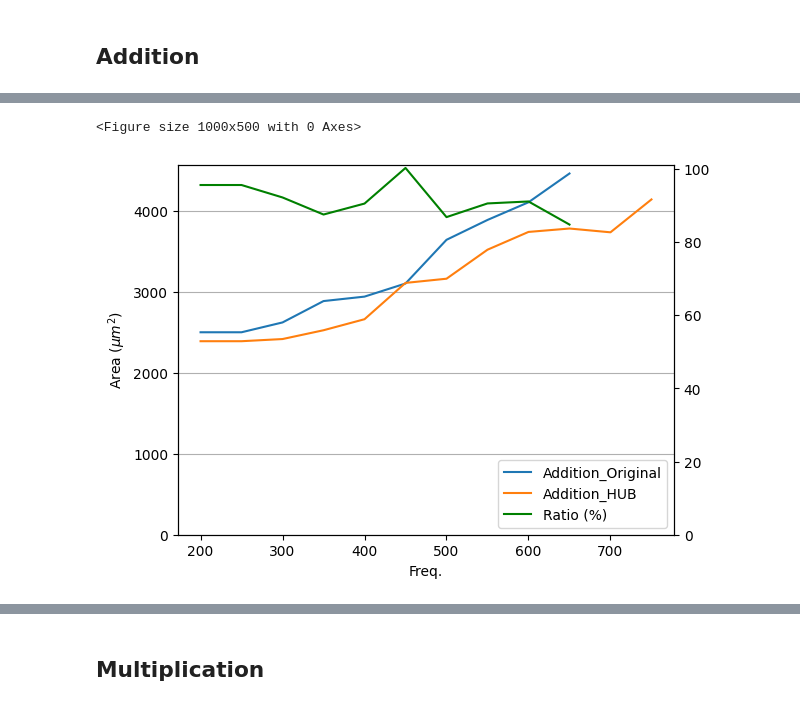
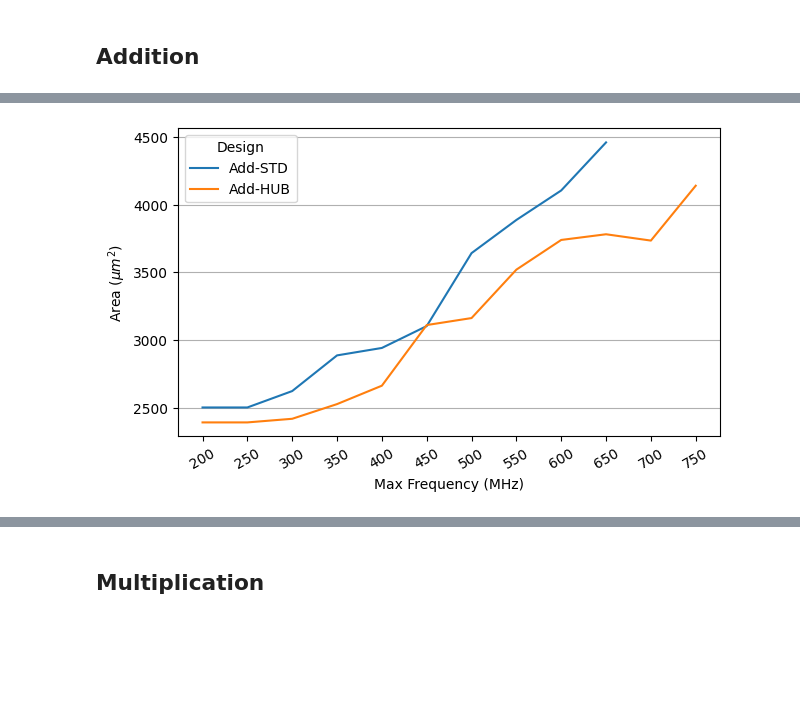
Before and after one commit to artecs-group/hub-posit, a Jupyter notebook: synth/plot_graphs.ipynb, the cells around one changed output, grey strips where cells are left out. Drawn from its saved outputs; the diff is of its cells as text; code cells hidden in the pictures; blank space fills up the shorter version.

Commit message:
Better figures

```diff
--- a/synth/plot_graphs.ipynb
+++ b/synth/plot_graphs.ipynb
@@ -62,0 +23,5 @@ adder_df[adder_df["Delay"] <= round(1000/adder_df["Freq."], 2)]
+# %%
+adder_df["Design"].replace("Addition_Original", "Add-STD", inplace=True)
+adder_df["Design"].replace("Addition_HUB", "Add-HUB", inplace=True)
+adder_df.head()
+adder_df.tail()
@@ -63,13 +35,14 @@ adder_df[adder_df["Delay"] <= round(1000/adder_df["Freq."], 2)]
 # %%
 # Remove non-constrained case
-adder_df = adder_df[adder_df["Freq."]!=0]
-adder_df = adder_df[adder_df["Delay"] <= round(1000/adder_df["Freq."], 2)]
+# adder_df = adder_df[adder_df["Freq"]!=0]
+# adder_df = adder_df[adder_df["Delay"] <= round(1000/adder_df["Freq"], 2)]
+adder_df = adder_df.query('Slack == "MET" & Freq != 0')
 
-area_df = adder_df[["Area", "Design", "Freq."]].groupby(["Design", "Freq."], sort=False).sum().unstack(0)
-power_df = adder_df[["Power", "Design", "Freq."]].groupby(["Design", "Freq."], sort=False).sum().unstack(0)
-delay_df = adder_df[["Delay", "Design", "Freq."]].groupby(["Design", "Freq."], sort=False).sum().unstack(0)
-energy_df = adder_df[["Energy", "Design", "Freq."]].groupby(["Design", "Freq."], sort=False).sum().unstack(0)
-ADP_df = adder_df[["ADP", "Design", "Freq."]].groupby(["Design", "Freq."], sort=False).sum().unstack(0)
+area_df = adder_df[["Area", "Design", "Freq"]].groupby(["Design", "Freq"], sort=False).sum().unstack(0)
+power_df = adder_df[["Power", "Design", "Freq"]].groupby(["Design", "Freq"], sort=False).sum().unstack(0)
+delay_df = adder_df[["Delay", "Design", "Freq"]].groupby(["Design", "Freq"], sort=False).sum().unstack(0)
+energy_df = adder_df[["Energy", "Design", "Freq"]].groupby(["Design", "Freq"], sort=False).sum().unstack(0)
+ADP_df = adder_df[["ADP", "Design", "Freq"]].groupby(["Design", "Freq"], sort=False).sum().unstack(0)
 
 area_df.head()
 # %% [output]
@@ -108,37 +138,38 @@ dtype: float64
 # %%
-fig=plt.figure(figsize=(10,5))
-
 ax1 = area_df.plot.line(
 	y="Area",
-	rot = 0,
+	rot = 30,
 	ylabel="Area ($\mu m^2$)",
+    figsize=(7,4)
 )
-ax1.set_ylim(0)
+ax1.set_xticks(range(200, 750+1, 50))
+# ax1.set_ylim(0)
 
-ax2 = ax1.twinx()
+# ax2 = ax1.twinx()
 
-ax2 = area_gain.plot.line(
-	rot = 0,
-	# ylabel="%",
-	ax=ax2,
-	color='g',
-	label="Ratio (%)"
-)
-ax2.set_ylim(0)
+# ax2 = area_gain.plot.line(
+# 	rot = 0,
+# 	# ylabel="%",
+# 	ax=ax2,
+# 	color='g',
+# 	label="Ratio (%)"
+# )
+# ax2.set_ylim(0)
 
-# Plot legends together
-ax1.legend_ = None
-handles,labels = [],[]
-for ax in [ax1, ax2]:
-	for h,l in zip(*ax.get_legend_handles_labels()):
-		handles.append(h)
-		labels.append(l)
-plt.legend(handles, labels, loc='lower right')
+# # Plot legends together
+# ax1.legend_ = None
+# handles,labels = [],[]
+# for ax in [ax1, ax2]:
+# 	for h,l in zip(*ax.get_legend_handles_labels()):
+# 		handles.append(h)
+# 		labels.append(l)
+# plt.legend(handles, labels, loc='lower right')
 
 ax1.grid(True, axis="y")
 # plt.grid(False, axis="x")
+plt.xlabel('Max Frequency (MHz)')
+plt.savefig('figs/adder_area.pdf', bbox_inches="tight")
 plt.show()
 # %% [output]
-<Figure size 1000x500 with 0 Axes>
-[figure, old version]
+[figure, new version]
 # %%
```
Also changed, not shown: parts of 24 cells of this notebook, 27 other files.
